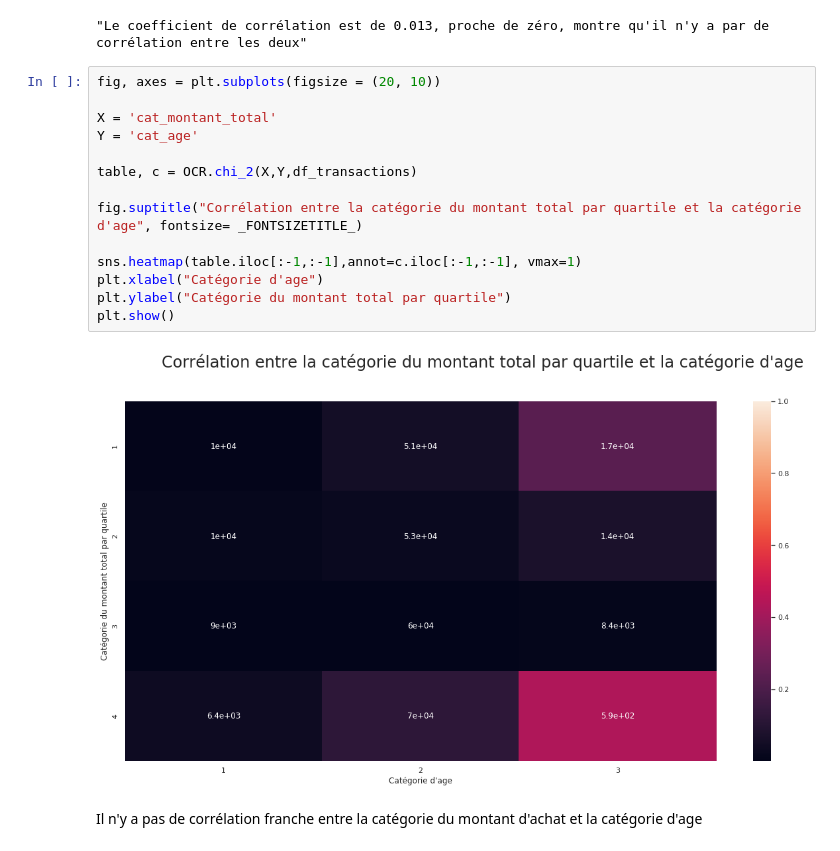
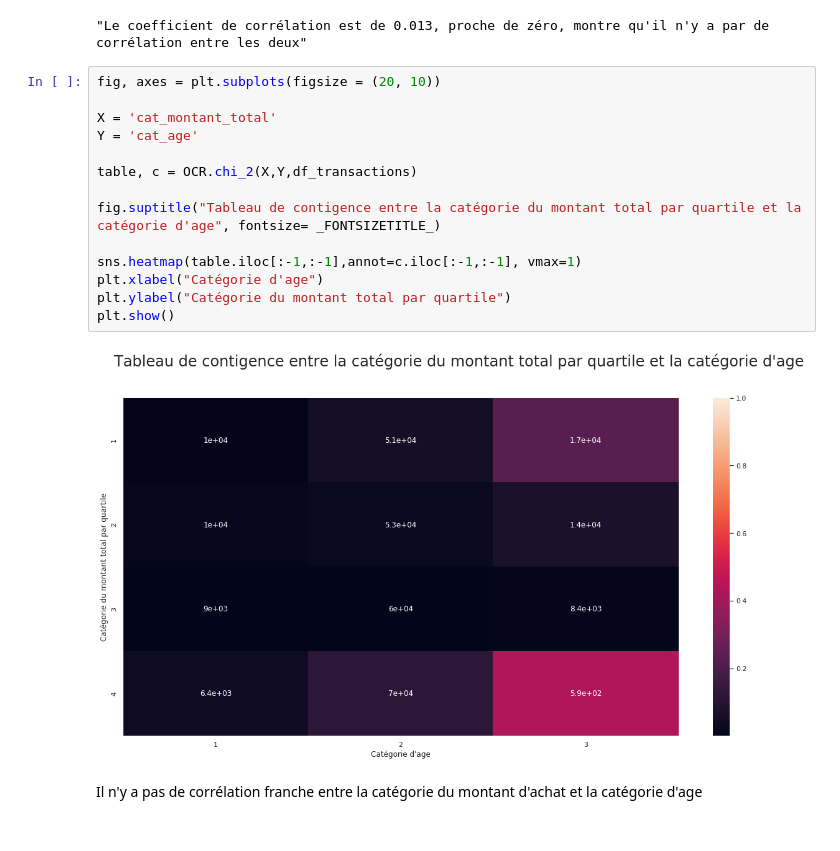
Before and after one commit to FranckDELRUE/OCR-Project-4-DAn, a Jupyter notebook: P4_02_scriptanalyse.ipynb, the cells around one changed output. Saved outputs shown, nothing was run; the diff lists cells and outputs as text.

```diff
--- a/P4_02_scriptanalyse.ipynb
+++ b/P4_02_scriptanalyse.ipynb
@@ -559,19 +594,19 @@ f"Le coefficient de corrélation est de {OCR.eta_squared(df_transactions[X],df_t
 # %%
 fig, axes = plt.subplots(figsize = (20, 10))
 
 X = 'cat_montant_total'
 Y = 'cat_age'
 
 table, c = OCR.chi_2(X,Y,df_transactions)
 
-fig.suptitle("Corrélation entre la catégorie du montant total par quartile et la catégorie d'age", fontsize= _FONTSIZETITLE_)
+fig.suptitle("Tableau de contigence entre la catégorie du montant total par quartile et la catégorie d'age", fontsize= _FONTSIZETITLE_)
 
 sns.heatmap(table.iloc[:-1,:-1],annot=c.iloc[:-1,:-1], vmax=1)
 plt.xlabel("Catégorie d'age")
 plt.ylabel("Catégorie du montant total par quartile")
 plt.show()
 # %% [output]
-[figure, old version]
+[figure, new version]
 # %% [markdown]
 Il n'y a pas de corrélation franche entre la catégorie du montant d'achat et la catégorie d'age
 # %%
```
Also changed, not shown: parts of 24 cells of this notebook, 11 other files.
